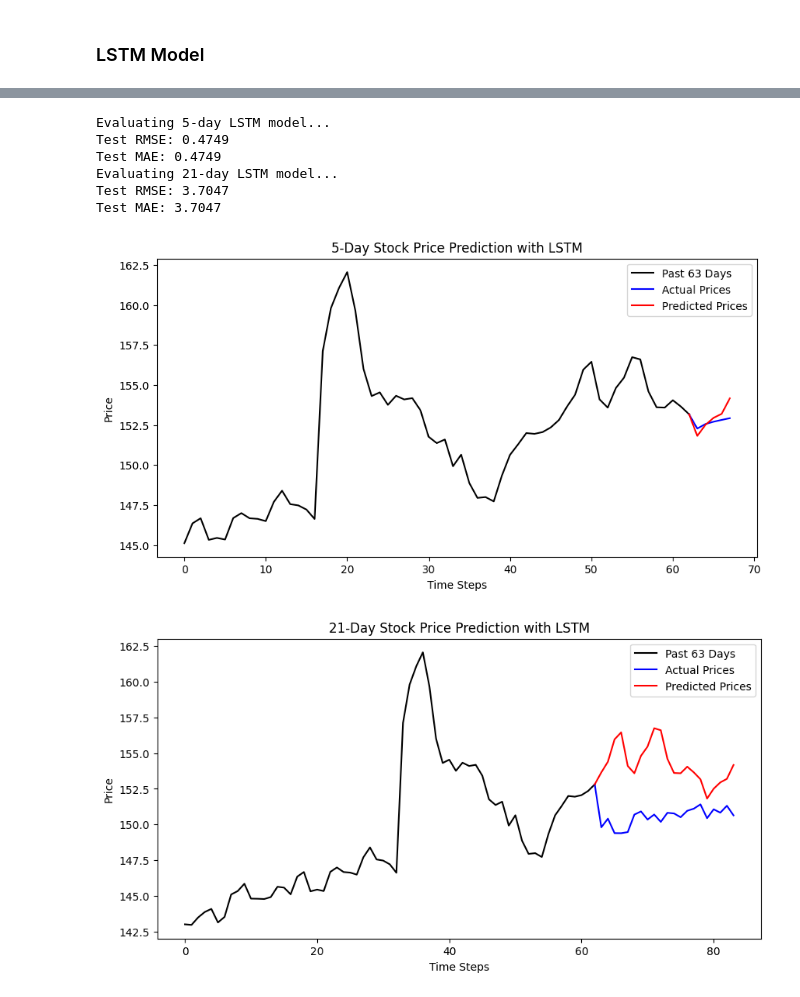
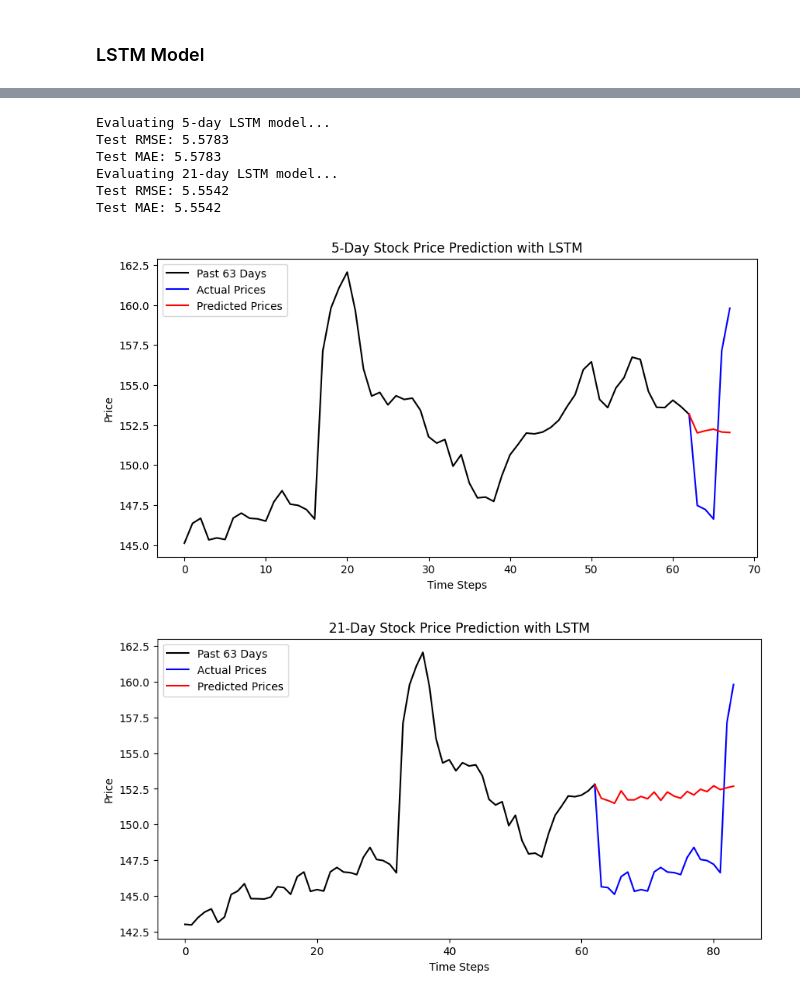
Before and after one commit to knuutti/stock-market-forecasting, a Jupyter notebook: project.ipynb, the cells around one changed output, grey strips where cells are left out. Saved outputs shown, nothing was run; the diff lists cells and outputs as text; code cells hidden in the pictures.

```diff
--- a/project.ipynb
+++ b/project.ipynb
@@ -391,10 +392,10 @@ class RNNModel(nn.Module):
         self.num_layers = num_layers
         self.rnn = nn.RNN(input_size, hidden_size, num_layers, batch_first=True, dropout=0.3)
         self.fc_layers = nn.Sequential(
-            nn.Linear(hidden_size, 256),
+            nn.Linear(hidden_size, 512),
             nn.ReLU(),
             nn.Dropout(0.3),
-            nn.Linear(256, output_size)
+            nn.Linear(512, output_size)
         )
 
     def forward(self, x):
@@ -411,10 +412,10 @@ class LSTMModel(nn.Module):
         self.num_layers = num_layers
         self.lstm = nn.LSTM(input_size, hidden_size, num_layers, batch_first=True, dropout=0.3)
         self.fc_layers = nn.Sequential(
-            nn.Linear(hidden_size, 256),
+            nn.Linear(hidden_size, 512),
             nn.ReLU(),
             nn.Dropout(0.3),
-            nn.Linear(256, output_size)
+            nn.Linear(512, output_size)
         )
 
     def forward(self, x):
@@ -548,7 +579,7 @@ Using device: cuda
 ### Functions
 # %%
 # Training function
-def train_model(model, train_loader, val_loader, optimizer, criterion, num_epochs, type):
+def train_model(model, train_loader, val_loader, optimizer, criterion, scheduler, num_epochs, type):
     model.to(device)
     best_val_loss = float('inf')
     all_train_losses = []
@@ -578,6 +609,8 @@ def train_model(model, train_loader, val_loader, optimizer, criterion, num_epoch
         avg_val_loss = np.mean(val_losses)
         if (epoch+1) % 10 == 0 or epoch == 0:
             print(f"Epoch [{epoch+1}/{num_epochs}], Train Loss: {avg_train_loss:.4f}, Val Loss: {avg_val_loss:.4f}")
+
+        scheduler.step(avg_val_loss)
 
         # Save the best model
         if avg_val_loss < best_val_loss:
@@ -735,15 +770,17 @@ model_lstm_5 = LSTMModel(input_size=n_features, hidden_size=128, num_layers=2, o
 model_lstm_21 = LSTMModel(input_size=n_features, hidden_size=128, num_layers=2, output_size=n_future_21)
 
 num_epochs = 100
-criterion = nn.MSELoss()
-optimizer_lstm_5 = torch.optim.Adam(model_lstm_5.parameters(), lr=5e-5)
-optimizer_lstm_21 = torch.optim.Adam(model_lstm_21.parameters(), lr=5e-5)
+criterion = nn.SmoothL1Loss()
+optimizer_lstm_5 = torch.optim.Adam(model_lstm_5.parameters(), lr=1e-4)
+optimizer_lstm_21 = torch.optim.Adam(model_lstm_21.parameters(), lr=1e-4)
+scheduler_lstm_5 = torch.optim.lr_scheduler.ReduceLROnPlateau(optimizer_lstm_5, mode='min', factor=0.5, patience=10)
+scheduler_lstm_21 = torch.optim.lr_scheduler.ReduceLROnPlateau(optimizer_lstm_21, mode='min', factor=0.5, patience=10)
 
 # Train models
 print("Training 5-day LSTM model...")
-model_lstm_5 = train_model(model_lstm_5, train_loader_5, val_loader_5, optimizer_lstm_5, criterion, num_epochs, type='LSTM 5-day')
+model_lstm_5 = train_model(model_lstm_5, train_loader_5, val_loader_5, optimizer_lstm_5, criterion, scheduler_lstm_5, num_epochs, type='LSTM 5-day')
 print("Training 21-day LSTM model...")
-model_lstm_21 = train_model(model_lstm_21, train_loader_21, val_loader_21, optimizer_lstm_21, criterion, num_epochs, type='LSTM 21-day')
+model_lstm_21 = train_model(model_lstm_21, train_loader_21, val_loader_21, optimizer_lstm_21, criterion, scheduler_lstm_21, num_epochs, type='LSTM 21-day')
 
 # Evaluate models
 print("Evaluating 5-day LSTM model...")
@@ -755,8 +792,8 @@ simulated_prediction_lstm_21, y_test_lstm_21_real = evaluate_model(model_lstm_21
 past_63_days_5 = y[-63-5:-5].values
 real_future_lstm_5 = y_test_lstm_5_real.flatten()
 pred_future_lstm_5 = simulated_prediction_lstm_5.flatten()
-plot_real_lstm_5 = np.insert(pred_future_lstm_5, 0, past_63_days_5[-1])
-plot_pred_lstm_5 = np.insert(real_future_lstm_5, 0, past_63_days_5[-1])
+plot_pred_lstm_5 = np.insert(pred_future_lstm_5, 0, past_63_days_5[-1])
+plot_real_lstm_5 = np.insert(real_future_lstm_5, 0, past_63_days_5[-1])
 x_future_5 = np.arange(62, 62 + len(plot_real_lstm_5))
 
 # PLOT 5-DAY LSTM
@@ -773,8 +810,8 @@ plt.show()
 past_63_days_21 = y[-63-21:-21].values
 real_future_lstm_21 = y_test_lstm_21_real.flatten()
 pred_future_lstm_21 = simulated_prediction_lstm_21.flatten()
-plot_real_lstm_21 = np.insert(pred_future_lstm_21, 0, past_63_days_21[-1])
-plot_pred_lstm_21 = np.insert(real_future_lstm_21, 0, past_63_days_21[-1])
+plot_pred_lstm_21 = np.insert(pred_future_lstm_21, 0, past_63_days_21[-1])
+plot_real_lstm_21 = np.insert(real_future_lstm_21, 0, past_63_days_21[-1])
 x_future_21 = np.arange(62, 62 + len(plot_real_lstm_21))
 
 # PLOT 21-DAY LSTM
@@ -817,8 +854,8 @@ Epoch [100/100], Train Loss: 0.0177, Val Loss: 0.0520
 Evaluating 5-day LSTM model...
-Test RMSE: 0.4749
-Test MAE: 0.4749
+Test RMSE: 5.5783
+Test MAE: 5.5783
 Evaluating 21-day LSTM model...
-Test RMSE: 3.7047
-Test MAE: 3.7047
+Test RMSE: 5.5542
+Test MAE: 5.5542
-[figure, old version]
+[figure, new version]
-[figure, old version]
+[figure, new version]
```
Also changed, not shown: parts of 4 cells of this notebook, 4 other files.
